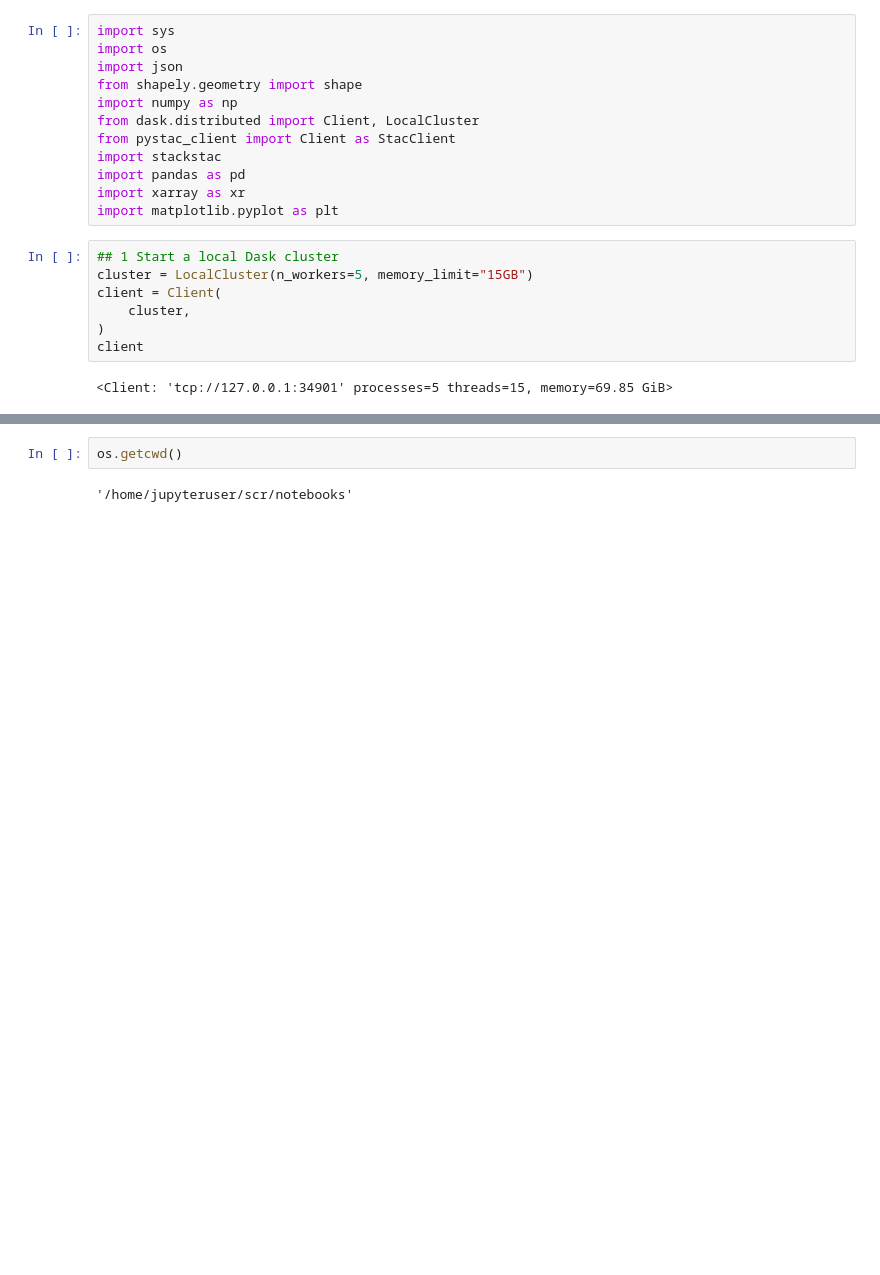
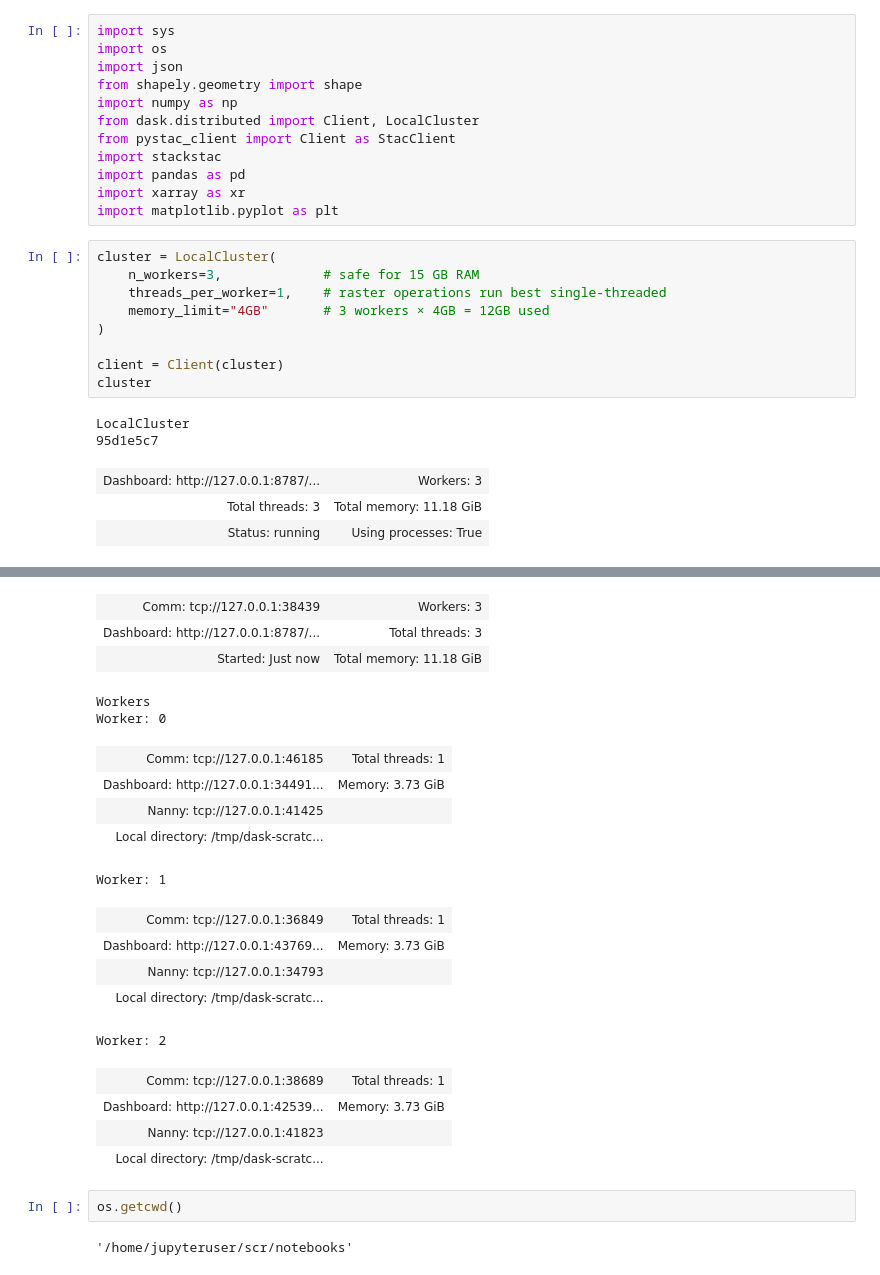
Before and after one commit to Gracey0201/tampa-bay-water-quality, a Jupyter notebook: scr/notebooks/WQI.ipynb, the cells around one changed output, grey strips where cells are left out. Drawn from its saved outputs; the diff is of its cells as text; blank space fills up the shorter version.

```diff
--- a/scr/notebooks/WQI.ipynb
+++ b/scr/notebooks/WQI.ipynb
@@ -11,11 +11,17 @@ import pandas as pd
 import xarray as xr
 import matplotlib.pyplot as plt
 # %%
-## 1 Start a local Dask cluster
-cluster = LocalCluster(n_workers=5, memory_limit="15GB")
-client = Client(
-    cluster,
+cluster = LocalCluster(
+    n_workers=3,             # safe for 15 GB RAM
+    threads_per_worker=1,    # raster operations run best single-threaded
+    memory_limit="4GB"       # 3 workers × 4GB = 12GB used
 )
-client
+
+client = Client(cluster)
+cluster
 # %% [output]
-<Client: 'tcp://127.0.0.1:34901' processes=5 threads=15, memory=69.85 GiB>
+LocalCluster
+95d1e5c7
+| Dashboard: http://127.0.0.1:8787/... | Workers: 3 |
+| Total threads: 3 | Total memory: 11.18 GiB |
+| Status: running | Using processes: True |
@@ -38,3 +31,22 @@ client
+| Comm: tcp://127.0.0.1:38439 | Workers: 3 |
+| Dashboard: http://127.0.0.1:8787/... | Total threads: 3 |
+| Started: Just now | Total memory: 11.18 GiB |
+Workers
+Worker: 0
+| Comm: tcp://127.0.0.1:46185 | Total threads: 1 |
+| Dashboard: http://127.0.0.1:34491... | Memory: 3.73 GiB |
+| Nanny: tcp://127.0.0.1:41425 |  |
+| Local directory: /tmp/dask-scratc... |  |
+Worker: 1
+| Comm: tcp://127.0.0.1:36849 | Total threads: 1 |
+| Dashboard: http://127.0.0.1:43769... | Memory: 3.73 GiB |
+| Nanny: tcp://127.0.0.1:34793 |  |
+| Local directory: /tmp/dask-scratc... |  |
+Worker: 2
+| Comm: tcp://127.0.0.1:38689 | Total threads: 1 |
+| Dashboard: http://127.0.0.1:42539... | Memory: 3.73 GiB |
+| Nanny: tcp://127.0.0.1:41823 |  |
+| Local directory: /tmp/dask-scratc... |  |
 # %%
 os.getcwd()
 # %% [output]
```
Also changed, not shown: parts of 4 cells of this notebook.
